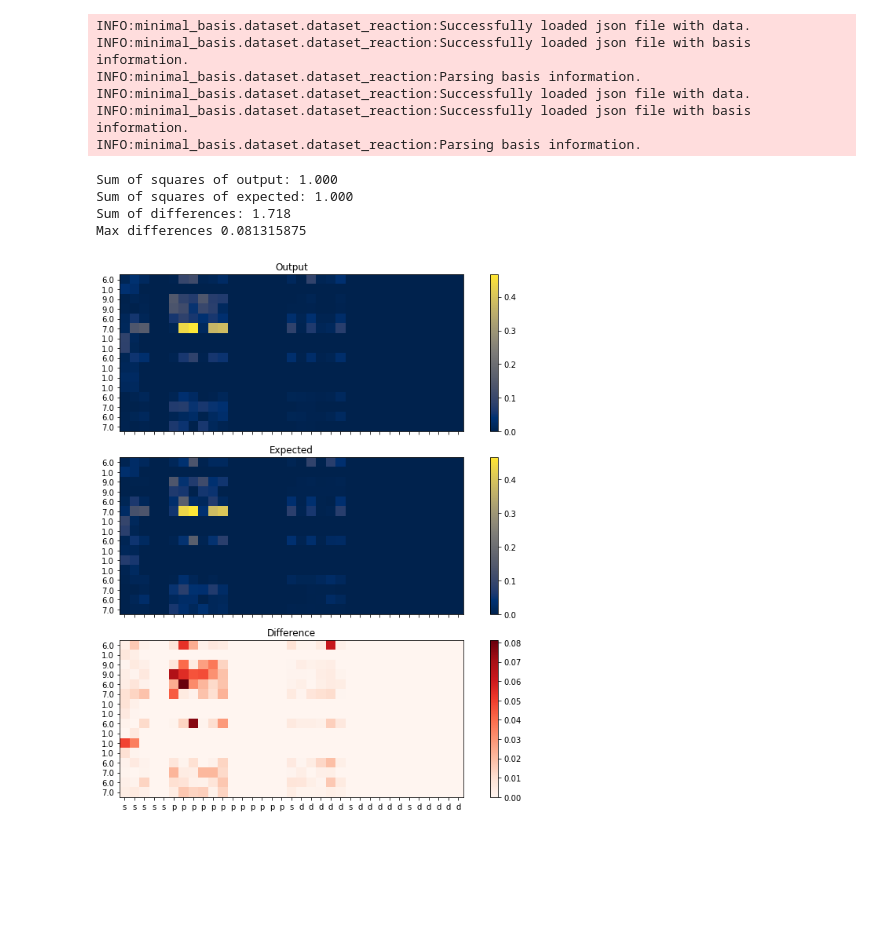
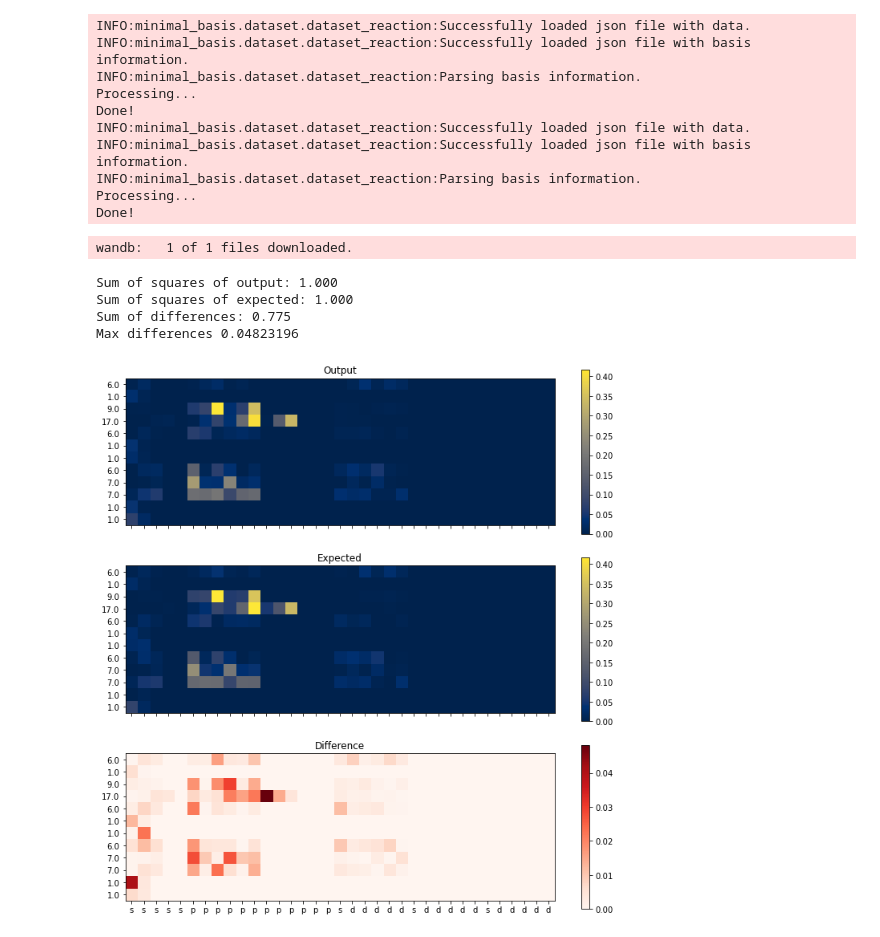
Before and after one commit to sudarshanv01/coeffnet, a Jupyter notebook: training/analyse_hamiltonian_dataset.ipynb, the cells around one changed output. Drawn from its saved outputs; the diff is of its cells as text; code cells hidden in the pictures; blank space fills up the shorter version.

Commit message:
First implementation of reaction model

```diff
--- a/training/analyse_hamiltonian_dataset.ipynb
+++ b/training/analyse_hamiltonian_dataset.ipynb
@@ -44,27 +49,37 @@ View run at https://wandb.ai/sudarshanvj/minimal-basis-training/runs/o1fq7rvi
 # %%
 inputs = read_inputs_yaml(os.path.join("input_files", "reaction_model.yaml"))
 
-train_json_filename = inputs["debug_train_json"]
-validate_json_filename = inputs["debug_validate_json"]
+train_json_filename = inputs["train_json"]
+validate_json_filename = inputs["validate_json"]
 
 train_dataset = ReactionDataset(
     root=get_train_data_path(),
     filename=train_json_filename,
     basis_filename=inputs["basis_file"],
+    max_s_functions=inputs["max_s_functions"],
+    max_p_functions=inputs["max_p_functions"],
+    max_d_functions=inputs["max_d_functions"],
 )
 
 validation_dataset = ReactionDataset(
     root=get_validation_data_path(),
     filename=validate_json_filename,
     basis_filename=inputs["basis_file"],
+    max_s_functions=inputs["max_s_functions"],
+    max_p_functions=inputs["max_p_functions"],
+    max_d_functions=inputs["max_d_functions"],
 )
 # %% [output]
 INFO:minimal_basis.dataset.dataset_reaction:Successfully loaded json file with data.
 INFO:minimal_basis.dataset.dataset_reaction:Successfully loaded json file with basis information.
 INFO:minimal_basis.dataset.dataset_reaction:Parsing basis information.
+Processing...
+Done!
 INFO:minimal_basis.dataset.dataset_reaction:Successfully loaded json file with data.
 INFO:minimal_basis.dataset.dataset_reaction:Successfully loaded json file with basis information.
 INFO:minimal_basis.dataset.dataset_reaction:Parsing basis information.
+Processing...
+Done!
 # %%
 train_loader = DataLoader(train_dataset, batch_size=1, shuffle=True)
 validation_loader = DataLoader(validation_dataset, batch_size=1, shuffle=True)
@@ -102,12 +117,17 @@ fig.update_xaxes(title_text="MAE (Å)")
 fig.update_yaxes(title_text="Frequency")
 fig.write_html("plots/hamiltonian_model/interpolated_ts_mae_histogram.html")
 fig.show()
+# %%
+artifact = run.use_artifact('sudarshanvj/reaction/reaction_model:v4', type='model')
+artifact_dir = artifact.download()
+# %% [output]
+wandb:   1 of 1 files downloaded.
 # %%
 # Read in the model
-model = torch.load("output/reaction_model.pt")
-# model = torch.load(os.path.join(artifact_dir, "reaction_model.pt"), map_location=torch.device('cpu'))
+# model = torch.load("output/reaction_model.pt")
+model = torch.load(os.path.join(artifact_dir, "reaction_model.pt"), map_location=torch.device('cpu'))
 
-for idx, data in enumerate(train_loader):
+for idx, data in enumerate(validation_loader):
     output = model(data)
     output = output.detach().numpy()
     output = np.abs(output)
@@ -124,36 +144,36 @@ for idx, data in enumerate(train_loader):
     print(f"Sum of differences: {sum_differences:.3f}")
     print(f"Max differences", np.max(difference))
 
-    fig, axs = plt.subplots(3, 1, figsize=(10, 10), sharex=True, sharey=True)
+    fig, axs = plt.subplots(3, 1, figsize=(10, 10), sharex=True, sharey=True, facecolor='w')
     cax = axs[0].imshow(output, cmap="cividis")
     fig.colorbar(cax, ax=axs[0])
     axs[0].set_title("Output")
     cax = axs[1].imshow(expected, cmap="cividis")
     fig.colorbar(cax, ax=axs[1])
     cax.set_clim(axs[0].get_images()[0].get_clim())
     axs[1].set_title("Expected")
     cax = axs[2].imshow(difference, cmap="Reds")
     fig.colorbar(cax, ax=axs[2])
     axs[2].set_title("Difference")
 
     tickvals = data.species.view(-1).detach().numpy().flatten()
     axs[0].set_yticks(np.arange(len(tickvals)))
     axs[0].set_yticklabels(tickvals)
     axs[1].set_yticks(np.arange(len(tickvals)))
     axs[1].set_yticklabels(tickvals)
     axs[2].set_yticks(np.arange(len(tickvals)))
     axs[2].set_yticklabels(tickvals)
     axs[0].set_xticks(np.arange(35))
     axs[0].set_xticklabels(5 *["s"] + 12*["p"] + 3*["s" , "d" , "d" , "d" , "d" , "d"])
     fig.tight_layout()
     plt.show()
 
     break
 # %% [output]
 Sum of squares of output: 1.000
 Sum of squares of expected: 1.000
-Sum of differences: 1.718
-Max differences 0.081315875
+Sum of differences: 0.775
+Max differences 0.04823196
-[figure, old version]
+[figure, new version]
 # %%
 # Read in the model
```
Also changed, not shown: parts of 2 cells of this notebook.
